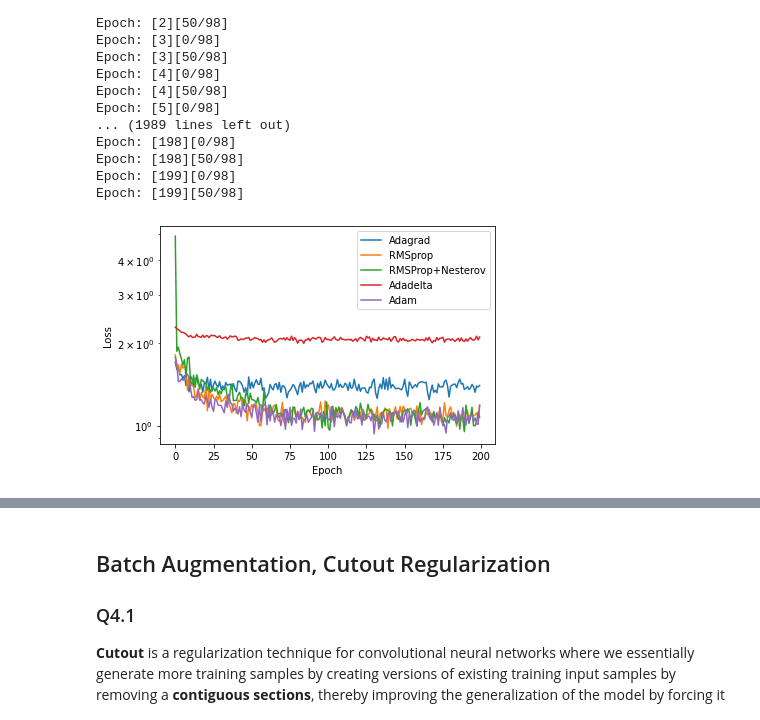
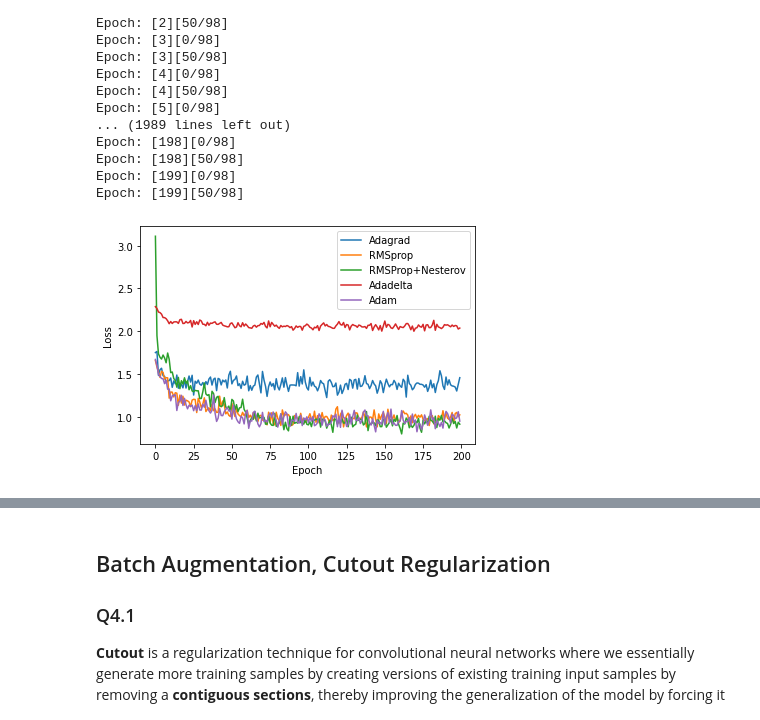
Before and after one commit to codexceed/MS-CS, a Jupyter notebook: Courses/IDLS/hw3/lab3.ipynb, the cells around one changed output, grey strips where cells are left out. Saved outputs shown, nothing was run; the diff lists cells and outputs as text; code cells hidden in the pictures.

```diff
--- a/Courses/IDLS/hw3/lab3.ipynb
+++ b/Courses/IDLS/hw3/lab3.ipynb
@@ -116,0 +41,21 @@ def train_loss(train_loader, model, criterion, optimizer, device, epoch):
+# %%
+normalize = transforms.Normalize(mean = [0.485, 0.456, 0.406], std = [0.229, 0.224, 0.225])
+batch_size = 256
+
+trainloader = torch.utils.data.DataLoader(
+        torchvision.datasets.CIFAR10(root='./data', train=True, transform=transforms.Compose([
+            transforms.RandomHorizontalFlip(),
+            transforms.RandomCrop(32, 4),
+            transforms.ToTensor(),
+            normalize,
+        ]), download=True),
+        batch_size=batch_size, shuffle=True,
+        num_workers=0, pin_memory=True)
+
+valloader = torch.utils.data.DataLoader(
+        torchvision.datasets.CIFAR10(root='./data', train=False, transform=transforms.Compose([
+            transforms.ToTensor(),
+            normalize,
+        ]), download=True),
+        batch_size=batch_size, shuffle=True,
+        num_workers=0, pin_memory=True)
@@ -118,7 +143,7 @@ def train_loss(train_loader, model, criterion, optimizer, device, epoch):
 from torch.optim import Adagrad, RMSprop, Adadelta, Adam
 device = torch.device("cuda" if torch.cuda.is_available() else "cpu")
 
-n_epochs, learning_rate, reg = 200, 1e-3, 1e-3
+n_epochs, learning_rate, reg = 200, 1e-3, 1e-4
 def RMSNest(*args, **kwargs):
     return RMSprop(*args, **kwargs)
 
@@ -137,7 +162,7 @@ for optim in optim_t:
     else:
         optimizer = optim(model.parameters(), lr=learning_rate, weight_decay=reg)
 
-    lr_scheduler = torch.optim.lr_scheduler.MultiStepLR(optimizer, milestones=[10, 60, 80])
+    lr_scheduler = torch.optim.lr_scheduler.MultiStepLR(optimizer, milestones=[10, 60, 80, 100, 120, 140, 160, 180])
     criterion = nn.CrossEntropyLoss().to(device)
 
     losses = []
@@ -169,13 +194,12 @@ Epoch: [199][50/98]
 # %%
 for i, losses in enumerate(metrics):
 #     if optim_t[i].__name__ == "RMSProp+Nesterov":
 #         continue
     plt.plot(range(n_epochs), losses[0], label=optim_t[i].__name__)
 
 plt.xlabel("Epoch")
-plt.yscale("log")
 plt.ylabel("Loss")
 plt.legend(loc="best")
 plt.show()
 # %% [output]
-[figure, old version]
+[figure, new version]
```
Also changed, not shown: parts of 61 cells of this notebook.
